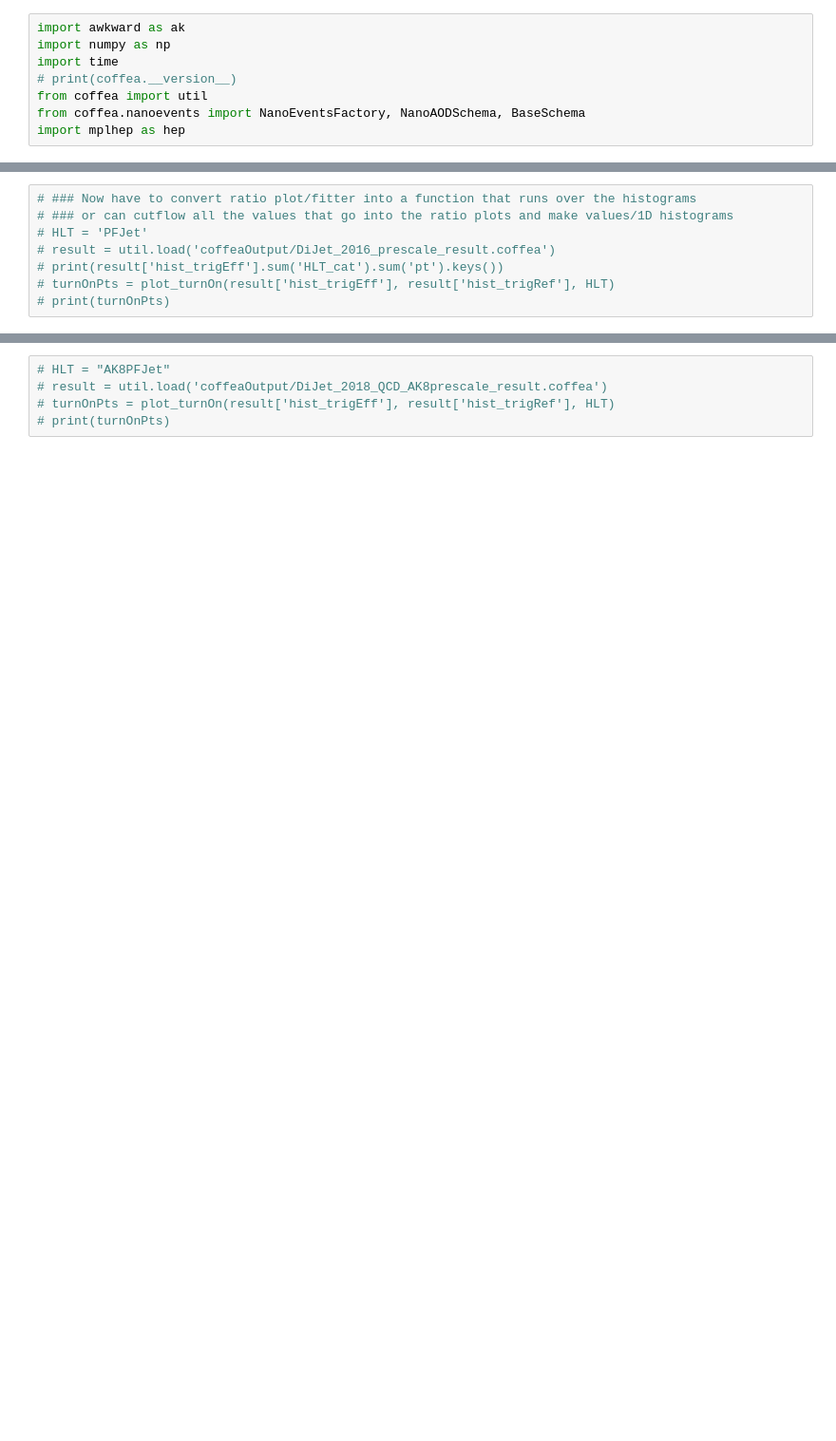
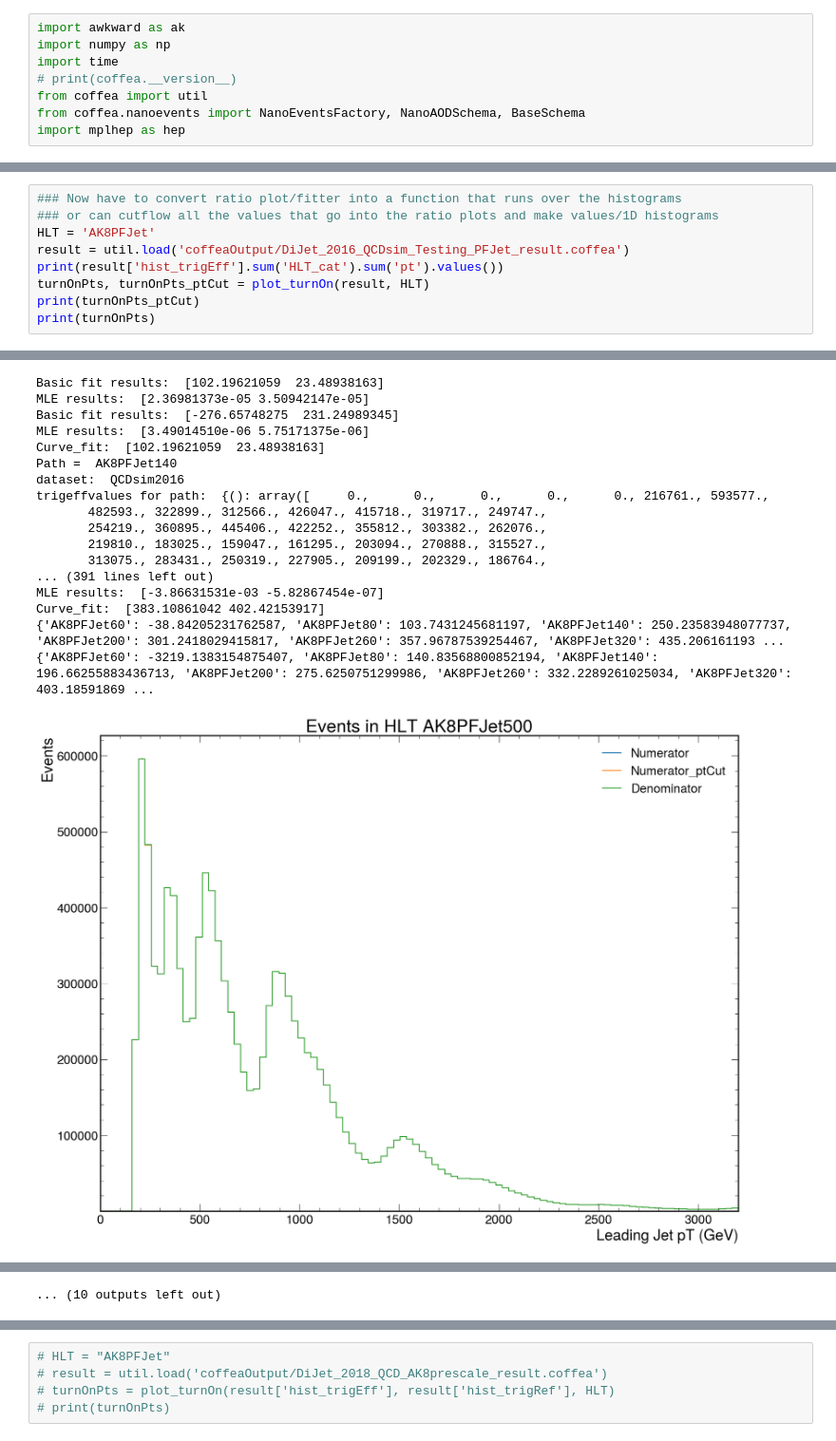
Before and after one commit to laurenhay/GluonJetMass, a Jupyter notebook: applyPrescales.ipynb, the cells around one changed output, grey strips where cells are left out. Shown at 95% size. Drawn from its saved outputs; the diff is of its cells as text; blank space fills up the shorter version.

Commit message:
Add applyPrescales function and initial plots

```diff
--- a/applyPrescales.ipynb
+++ b/applyPrescales.ipynb
@@ -143,8 +144,10 @@ def applyPrescales_lazy(result):
 # %%
-# ### Now have to convert ratio plot/fitter into a function that runs over the histograms
-# ### or can cutflow all the values that go into the ratio plots and make values/1D histograms
-# HLT = 'PFJet'
-# result = util.load('coffeaOutput/DiJet_2016_prescale_result.coffea')
-# print(result['hist_trigEff'].sum('HLT_cat').sum('pt').keys())
-# turnOnPts = plot_turnOn(result['hist_trigEff'], result['hist_trigRef'], HLT)
-# print(turnOnPts)
+### Now have to convert ratio plot/fitter into a function that runs over the histograms
+### or can cutflow all the values that go into the ratio plots and make values/1D histograms
+HLT = 'AK8PFJet'
+result = util.load('coffeaOutput/DiJet_2016_QCDsim_Testing_PFJet_result.coffea')
+print(result['hist_trigEff'].sum('HLT_cat').sum('pt').values())
+turnOnPts, turnOnPts_ptCut = plot_turnOn(result, HLT)
+print(turnOnPts_ptCut)
+print(turnOnPts)
+# %% [output]
@@ -150,0 +188,18 @@ def applyPrescales_lazy(result):
+Basic fit results:  [102.19621059  23.48938163]
+MLE results:  [2.36981373e-05 3.50942147e-05]
+Basic fit results:  [-276.65748275  231.24989345]
+MLE results:  [3.49014510e-06 5.75171375e-06]
+Curve_fit:  [102.19621059  23.48938163]
+Path =  AK8PFJet140
+dataset:  QCDsim2016
+trigeffvalues for path:  {(): array([     0.,      0.,      0.,      0.,      0., 216761., 593577.,
+       482593., 322899., 312566., 426047., 415718., 319717., 249747.,
+       254219., 360895., 445406., 422252., 355812., 303382., 262076.,
+       219810., 183025., 159047., 161295., 203094., 270888., 315527.,
+       313075., 283431., 250319., 227905., 209199., 202329., 186764.,
+... (391 lines left out)
+MLE results:  [-3.86631531e-03 -5.82867454e-07]
+Curve_fit:  [383.10861042 402.42153917]
+{'AK8PFJet60': -38.84205231762587, 'AK8PFJet80': 103.7431245681197, 'AK8PFJet140': 250.23583948077737, 'AK8PFJet200': 301.2418029415817, 'AK8PFJet260': 357.96787539254467, 'AK8PFJet320': 435.206161193 ...
+{'AK8PFJet60': -3219.1383154875407, 'AK8PFJet80': 140.83568800852194, 'AK8PFJet140': 196.66255883436713, 'AK8PFJet200': 275.6250751299986, 'AK8PFJet260': 332.2289261025034, 'AK8PFJet320': 403.18591869 ...
+[figure, added]
@@ -151 +214,2 @@ def applyPrescales_lazy(result):
+... (10 outputs left out)
 # %%
```
Also changed, not shown: parts of 12 cells of this notebook, 5 other files.
